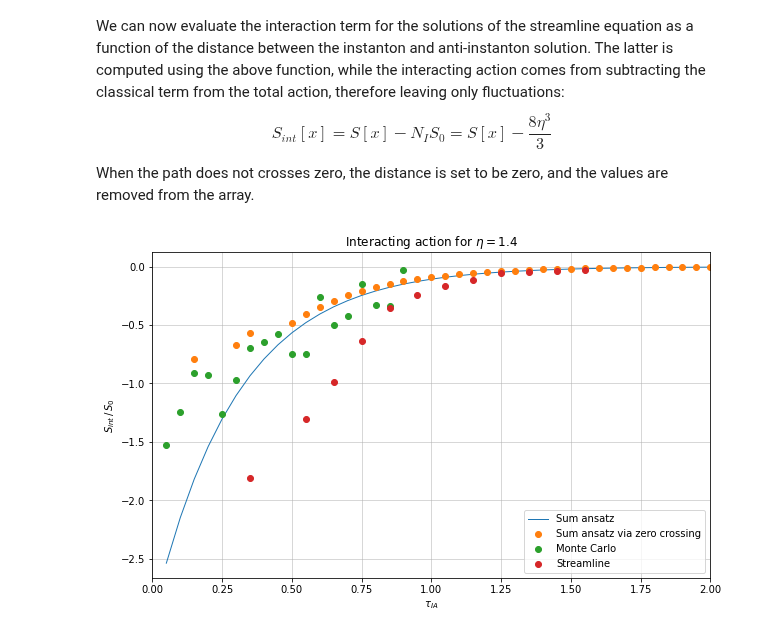
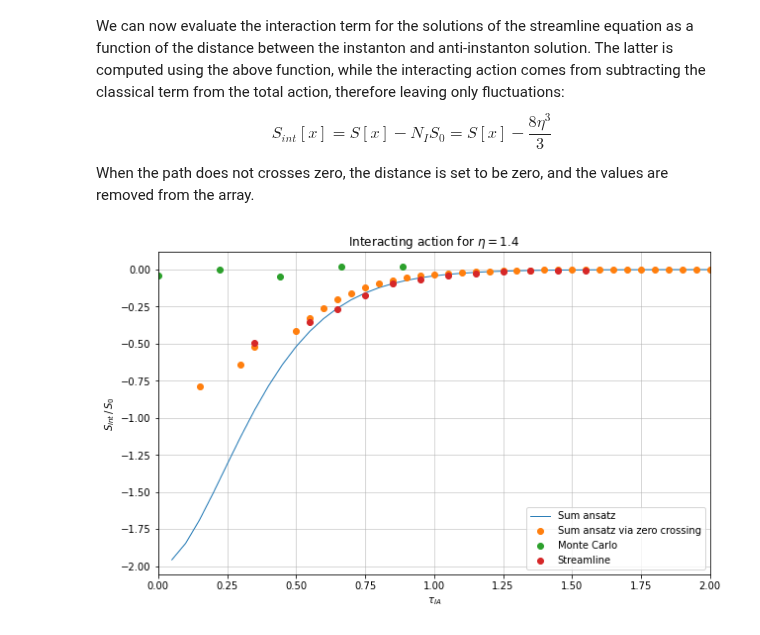
Before and after one commit to FabioOri/QuantumMonteCarlo, a Jupyter notebook: 6_interactions.ipynb, the cells around one changed output. Cells and saved outputs as stored; diff of their text form; code cells hidden in the pictures.

```diff
--- a/6_interactions.ipynb
+++ b/6_interactions.ipynb
@@ -332,14 +321,14 @@ deltaz =
 # %%
 # Plotting the instanton distribution
 fig, ax = plt.subplots(figsize = (10,6))
-ax.hist(disMC, 100, label = 'Monte Carlo')
+ax.hist(disMC, Nbins, label = 'Monte Carlo')
 
-nRILM, bins = np.histogram(dis, 100)
+nRILM, bins = np.histogram(dis, Nbins)
 ax.plot(bins[:-1], nRILM, label = 'RILM')
 
 ax.set_xlabel('$\\tau_{IA}$')
 ax.set_ylabel('$n_{IA}$')
-plt.xlim([0, 4])
+plt.xlim([0, 8])
 plt.grid(linewidth = 0.5)
 plt.title('Probability distribution for $\eta =$' + str(eta));
 plt.legend()
@@ -377,3 +393,21 @@ plt.show()
+# %%
+# Evaluating the hard core interaction term in the action
+def Shc(z, Nin):
+    S_hc = 0
+
+    if Tcore == 0:         # If the interaction has zero radius, the associated action vanishes
+        return
+
+    for j in range(Nin):
+        if j == 0:
+            zm = z[Nin-1] - beta               # Periodic boundary conditions
+        else:
+            zm = z[j-1]
+
+        dz = z[j] - zm                         # Instanton-anti-instanton separation from vector z
+        S_hc = S_hc + Score*np.exp(-dz/Tcore)    # Interacting action obtained as a sum of all terms
+
+    return S_hc
 # %% [markdown]
 ## Interacting instanton configuration
 To see the effects of introducing the hard core interaction between instantons we can plot the evolution of the instanton locations $z$ as the configuration evolves through Metropolis sweeps.
@@ -390,7 +424,7 @@ x = np.zeros(N)
 setup(Nin, z, beta)
 z = sorted(z)
 xconf(Nin, eta, z, x)
-Stot = S(x) + Sint(x, Nin)
+Stot = S(x) + Shc(x, Nin)
 
 for k in tqdm(range(Nsweeps), leave = False):
     for j in range(Nin):
@@ -401,15 +435,15 @@ for k in tqdm(range(Nsweeps), leave = False):
         znew = zold + (random.random() - 0.5)*deltaz;           # Update the z element
 
         if znew > beta:           # Boundary conditions
-            znew = beta
+            znew = znew
         if znew < 0:
-            znew = 0
+            znew = znew
 
         z[j] = znew               # Plug the new z element in z vector
         z = sorted(z)
 
         xconf(Nin, eta, z, x)
-        Snew = S(x) + Sint(z, Nin)
+        Snew = S(x) + Shc(z, Nin)
         delS = Snew - Sold
 
         if np.exp(-delS) > random.random():           # Metropolis condition
@@ -584,7 +618,7 @@ for j in toplot:
     else:
         dis_stream[i] = distance[0]           # List to float
         Stot, _, _ = Sstream(x0)              # Total action
-        Sint_stream[i] = Stot - Nin*S0        # Interacting action
+        Sint_stream[i] = (Stot - Nin*S0)/S0        # Interacting action
 
     i = i+1
 
@@ -594,16 +628,16 @@ Sint_stream = Sint_stream[Sint_stream != 0]
 # %%
 # Adding this data to the previous plot
 fig, ax = plt.subplots(figsize = (10,6))
 ax.plot(tIA_vec[1:], Sint_vec[1:], linewidth = 1, label = 'Sum ansatz')
-ax.plot(tIA_ZC[1:], Sint_vec[1:], 'o', label = 'Sum ansatz via zero crossing')
-ax.plot(tIA_vec[1:len(Sint_MC+1)], Sint_MC[1:], 'o', label = 'Monte Carlo')
+ax.plot(tIA_ZC[1:], Sint_vec_ZC[1:], 'o', label = 'Sum ansatz via zero crossing')
+ax.plot(tIA_RILM[0:5], Sint_MC[0:5], 'o', label = 'Monte Carlo')
 ax.plot(dis_stream, Sint_stream, 'o', label = "Streamline")
 plt.xlim([0, 2])
 ax.set_xlabel('$\\tau_{IA}$')
 ax.set_ylabel('$S_{int}\, /\, S_0$')
 plt.grid(linewidth = 0.5)
 plt.title('Interacting action for $\eta =$' + str(eta));
 plt.legend()
 plt.show()
 # %% [output]
-[figure, old version]
+[figure, new version]
```
Also changed, not shown: parts of 21 cells of this notebook, 11 other files.
